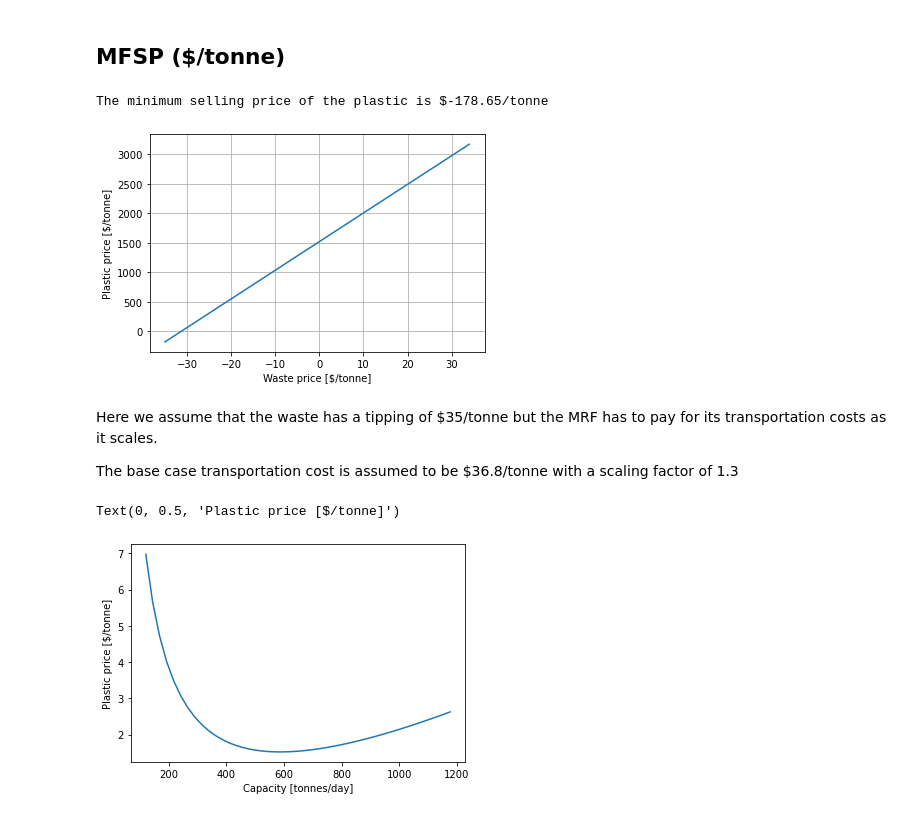
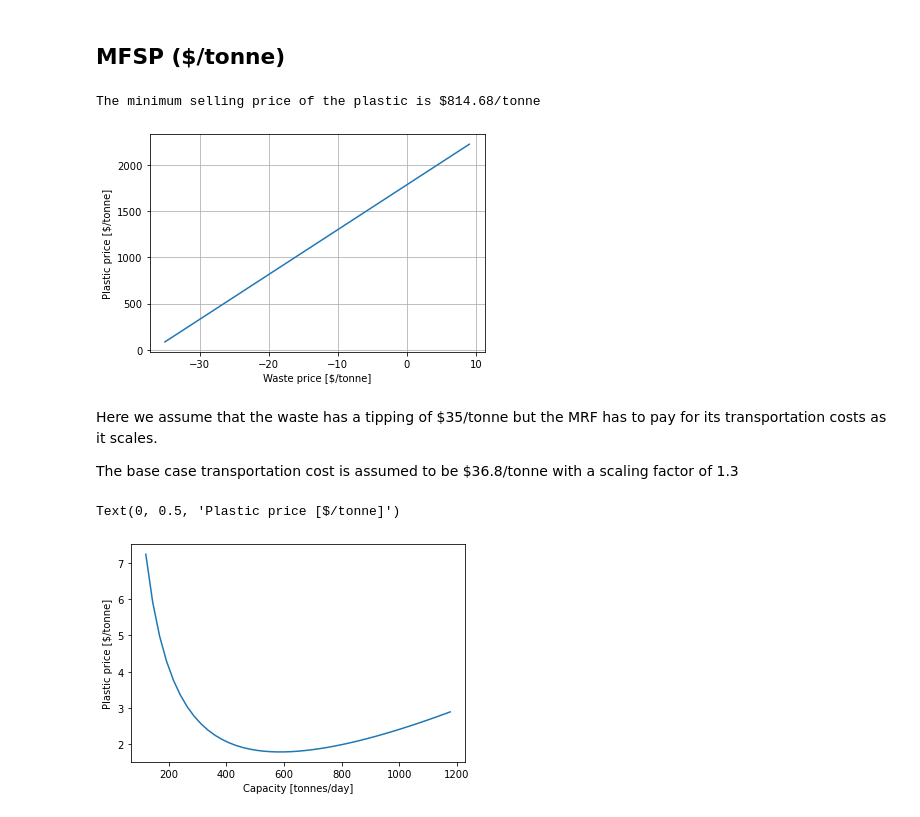
Before and after one commit to markjet7/mrf_economics, a Jupyter notebook: MRF Economics Sep 7.ipynb, the cells around one changed output. Drawn from its saved outputs; the diff is of its cells as text; code cells hidden in the pictures.

```diff
--- a/MRF Economics Sep 7.ipynb
+++ b/MRF Economics Sep 7.ipynb
@@ -157,8 +157,8 @@ plt.show()
 The waste price is based on an assumed tipping fee of $35/tonne.
 # %%
 waste.price = -0.02 # $/kg
-plastic.price = 0.085 #$/kg
-residues.price = 0.04 #$/kg
+plastic.price = 1.0 #$/kg
+residues.price = 0 #$/kg
 # %%
 installed_costs = [["Metering bin", 150000.00],
             ["OCC Screen", 175000.00],
@@ -238,4 +238,4 @@ TEA: mrf
 # %%
 print ("The minimum selling price of the plastic is ${:,.2f}/tonne".format(1000*tea.solve_price(plastic)))
 # %% [output]
-The minimum selling price of the plastic is $-178.65/tonne
+The minimum selling price of the plastic is $814.68/tonne
@@ -244,19 +242,19 @@ import matplotlib.pyplot as plt
 # %%
 waste_prices = []
 plastic_prices = []
 
-for wp in range(-35, 35, 1):
+for wp in range(-35, 10, 1):
     waste.price = wp/1000
     pp = tea.solve_price(plastic)
     waste_prices.append(wp)
     plastic_prices.append(pp*1000)
 
 plt.plot(waste_prices, plastic_prices)
 plt.xlabel("Waste price [$/tonne]")
 plt.ylabel("Plastic price [$/tonne]")
 plt.grid()
 # %% [output]
-[figure, old version]
+[figure, new version]
 # %% [markdown]
 Here we assume that the waste has a tipping of $35/tonne but the MRF has to pay for its transportation costs as it scales.
 
@@ -277,7 +275,7 @@ plt.xlabel("Capacity [tonnes/day]")
 plt.ylabel("Plastic price [$/tonne]")
 # %% [output]
 Text(0, 0.5, 'Plastic price [$/tonne]')
-[figure, old version]
+[figure, new version]
 # %%
 # labels= []
 # installed_cost = []
```
Also changed, not shown: parts of 3 cells of this notebook.
